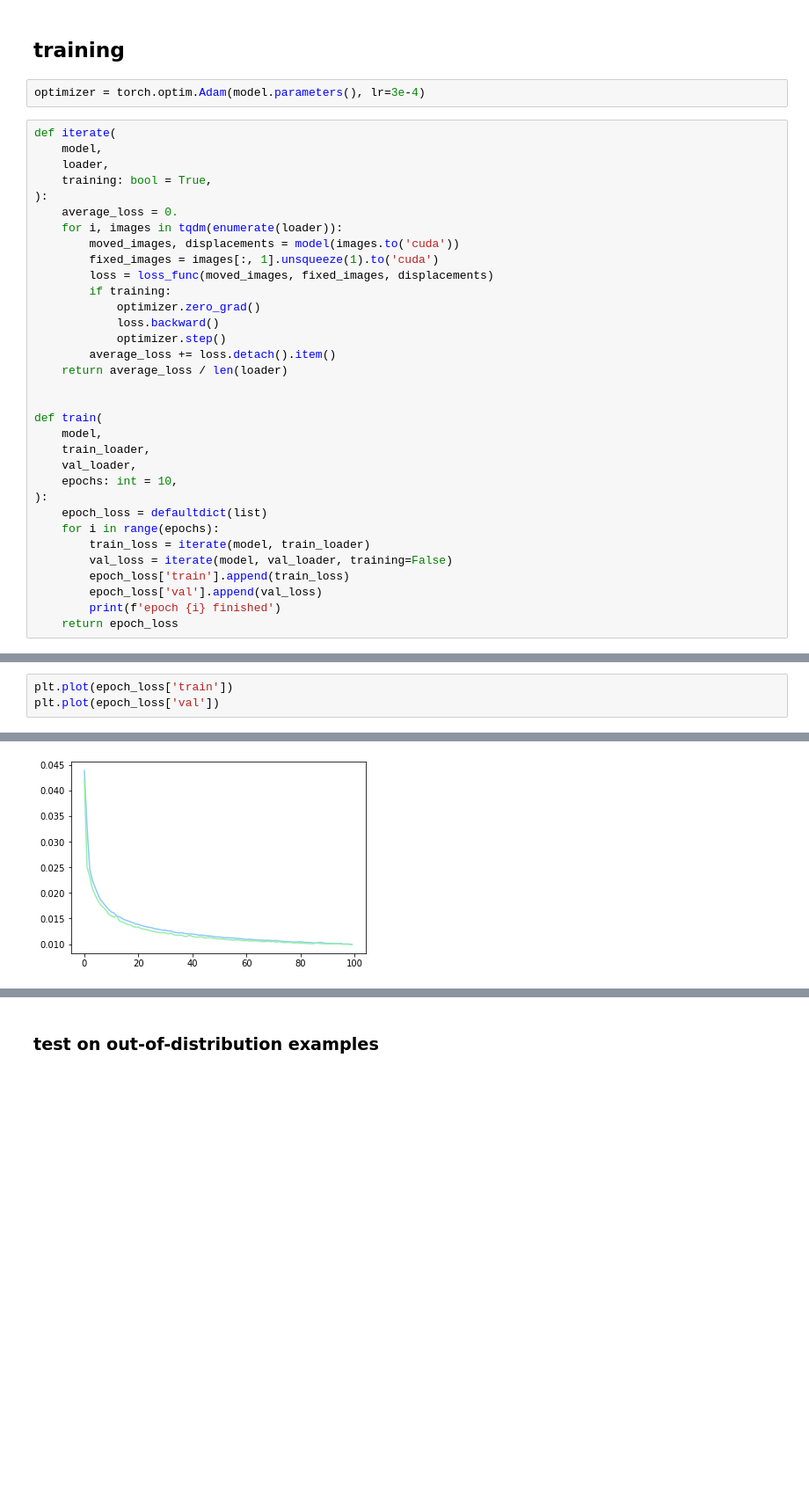
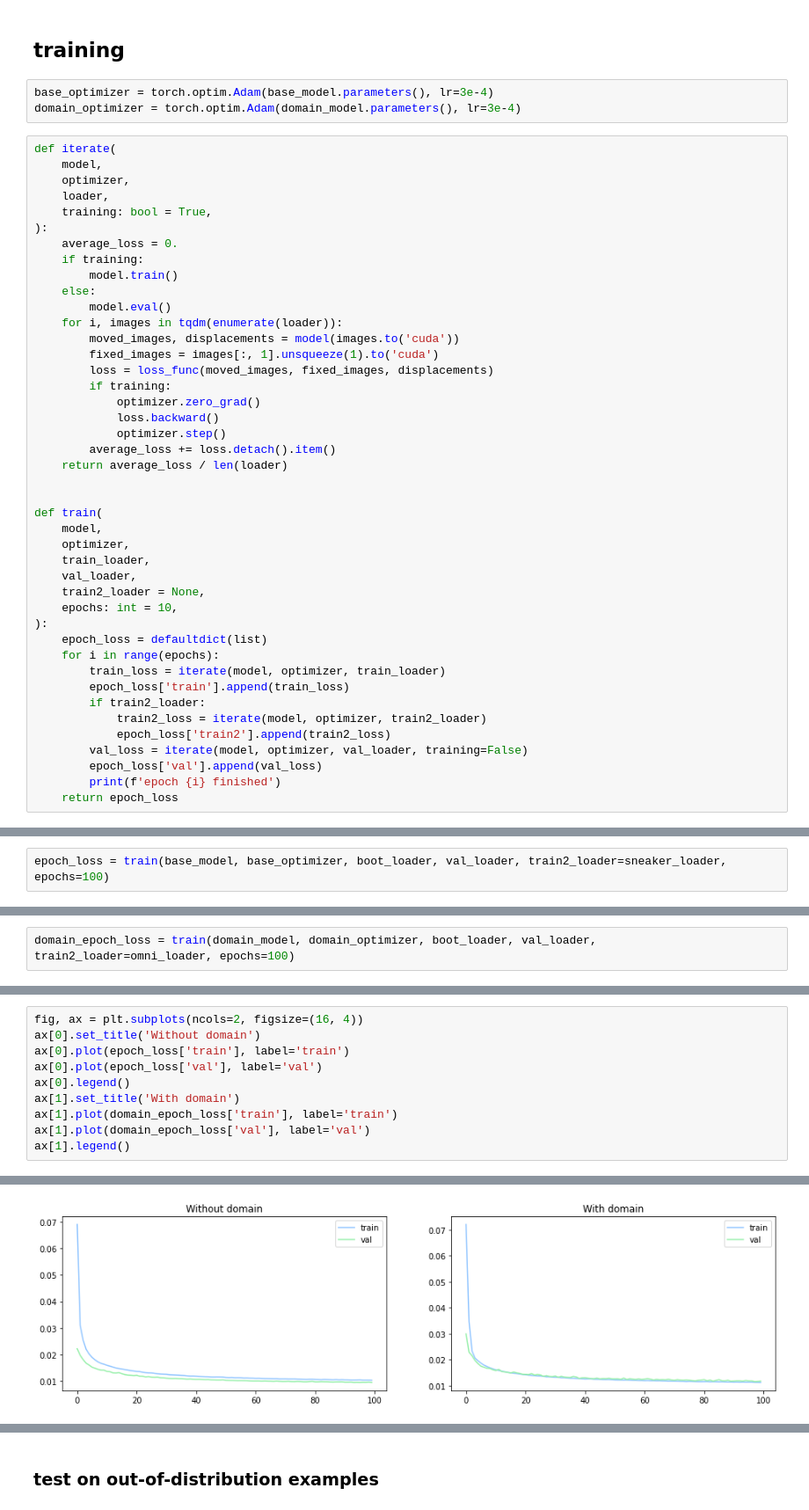
Before and after one commit to clu5/registration, a Jupyter notebook: notebooks/playground.ipynb, the cells around one changed output, grey strips where cells are left out. Shown at 88% size. Saved outputs shown, nothing was run; the diff lists cells and outputs as text; blank space fills up the shorter version.

```diff
--- a/notebooks/playground.ipynb
+++ b/notebooks/playground.ipynb
@@ -288,14 +401,20 @@ tensor(0.0576, device='cuda:0', grad_fn=<AddBackward0>)
 # %% [markdown]
 ## training
 # %%
-optimizer = torch.optim.Adam(model.parameters(), lr=3e-4)
+base_optimizer = torch.optim.Adam(base_model.parameters(), lr=3e-4)
+domain_optimizer = torch.optim.Adam(domain_model.parameters(), lr=3e-4)
 # %%
 def iterate(
     model,
+    optimizer,
     loader,
     training: bool = True,
 ):
     average_loss = 0.
+    if training:
+        model.train()
+    else:
+        model.eval()
     for i, images in tqdm(enumerate(loader)):
         moved_images, displacements = model(images.to('cuda'))
         fixed_images = images[:, 1].unsqueeze(1).to('cuda')
@@ -310,15 +429,20 @@ def iterate(
 
 def train(
     model,
+    optimizer,
     train_loader,
     val_loader,
+    train2_loader = None,
     epochs: int = 10,
 ):
     epoch_loss = defaultdict(list)
     for i in range(epochs):
-        train_loss = iterate(model, train_loader)
-        val_loss = iterate(model, val_loader, training=False)
+        train_loss = iterate(model, optimizer, train_loader)
         epoch_loss['train'].append(train_loss)
+        if train2_loader:
+            train2_loss = iterate(model, optimizer, train2_loader)
+            epoch_loss['train2'].append(train2_loss)
+        val_loss = iterate(model, optimizer, val_loader, training=False)
         epoch_loss['val'].append(val_loss)
         print(f'epoch {i} finished')
     return epoch_loss
@@ -340,0 +449,2 @@ epoch 11 finished
+# %%
+epoch_loss = train(base_model, base_optimizer, boot_loader, val_loader, train2_loader=sneaker_loader, epochs=100)
@@ -340,0 +465,2 @@ epoch 11 finished
+# %%
+domain_epoch_loss = train(domain_model, domain_optimizer, boot_loader, val_loader, train2_loader=omni_loader, epochs=100)
@@ -341,4 +485,11 @@ epoch 11 finished
 # %%
-plt.plot(epoch_loss['train'])
-plt.plot(epoch_loss['val'])
+fig, ax = plt.subplots(ncols=2, figsize=(16, 4))
+ax[0].set_title('Without domain')
+ax[0].plot(epoch_loss['train'], label='train')
+ax[0].plot(epoch_loss['val'], label='val')
+ax[0].legend()
+ax[1].set_title('With domain')
+ax[1].plot(domain_epoch_loss['train'], label='train')
+ax[1].plot(domain_epoch_loss['val'], label='val')
+ax[1].legend()
 # %% [output]
@@ -346,2 +497,2 @@ plt.plot(epoch_loss['val'])
-[figure, old version]
+[figure, new version]
 # %% [markdown]
```
Also changed, not shown: parts of 51 cells of this notebook, 11 other files.
